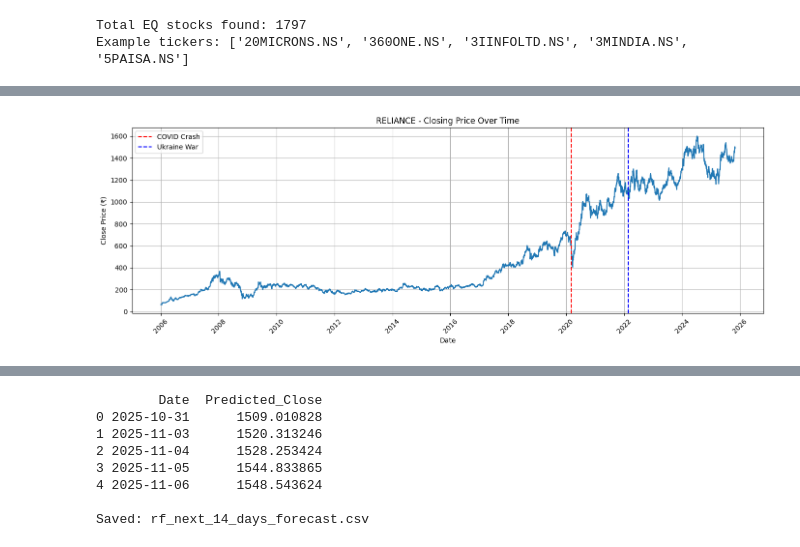
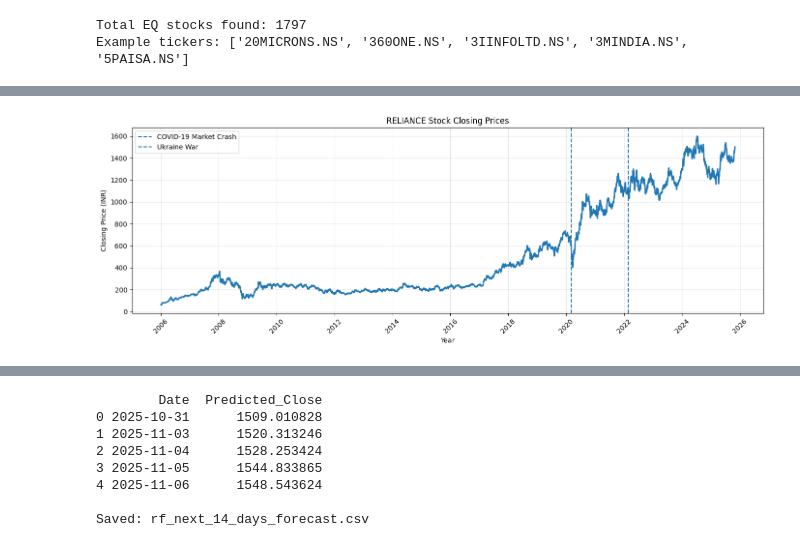
Before and after one commit to SomrajBharadwaj/STOCK-MARKET-PREDICTION-BY-USING-ML-MODELS, a Jupyter notebook: final_datascience_Project.ipynb, the cells around one changed output, grey strips where cells are left out. Cells and saved outputs as stored; diff of their text form; code cells hidden in the pictures.

```diff
--- a/final_datascience_Project.ipynb
+++ b/final_datascience_Project.ipynb
@@ -360,48 +368,58 @@ Cleaned dataset saved to: /Users/somrajbharadwaj/project/final_data_science/venv
 # %%
+# Load visualization and data libraries
+import pandas as pd
+import matplotlib.pyplot as plt
 import seaborn as sns
-import matplotlib.pyplot as plt
 import matplotlib.dates as mdates
-import pandas as pd
 
-df = pd.read_csv("/Users/somrajbharadwaj/project/final_data_science/venv/dataset/top250_cleaned_final.csv")
+# Read cleaned stock dataset
+data_path = "/Users/somrajbharadwaj/project/final_data_science/venv/dataset/top250_cleaned.csv"
+stock_data = pd.read_csv(data_path)
 
-# Filter for a specific stock
-sample_stock =("RELIANCE")
-sample_df = df[df["Stock"] == sample_stock].sort_values("Date")
+# Select one stock for visualization
+stock_name = "RELIANCE"
+stock_prices = stock_data.loc[stock_data["Stock"] == stock_name].copy()
 
-# Ensure 'Date' column is in datetime format
-sample_df["Date"] = pd.to_datetime(sample_df["Date"])
+# Convert date column and sort chronologically
+stock_prices["Date"] = pd.to_datetime(stock_prices["Date"])
+stock_prices.sort_values("Date", inplace=True)
 
-# Set a clean plot style
-plt.style.use('default')
+# Initialize plotting area
+plt.figure(figsize=(14, 5))
+sns.lineplot(
+    x="Date",
+    y="Close",
+    data=stock_prices,
+    linewidth=2
+)
 
-# Create the plot
-plt.figure(figsize=(14, 5))
-sns.lineplot(data=sample_df, x="Date", y="Close")
+# Chart formatting
+plt.title(f"{stock_name} Stock Closing Prices")
+plt.xlabel("Year")
+plt.ylabel("Closing Price (INR)")
+plt.grid(alpha=0.3)
 
-plt.title(f"{sample_stock} - Closing Price Over Time")
-plt.xlabel("Date")
-plt.ylabel("Close Price (₹)")
-plt.grid(True)
+# X-axis formatting (every 2 years)
+axis = plt.gca()
+axis.xaxis.set_major_locator(mdates.YearLocator(base=2))
+axis.xaxis.set_major_formatter(mdates.DateFormatter("%Y"))
+plt.xticks(rotation=45)
 
-# Format X-axis to show ticks every 2 years
-plt.xticks(rotation=45)
-plt.gca().xaxis.set_major_locator(mdates.YearLocator(2))
-plt.gca().xaxis.set_major_formatter(mdates.DateFormatter('%Y'))
+# Highlight major market events
+event_dates = {
+    "COVID-19 Market Crash": "2020-03-01",
+    "Ukraine War": "2022-02-24"
+}
 
-# Annotate major market events
+for label, date in event_dates.items():
+    plt.axvline(pd.to_datetime(date), linestyle="--", linewidth=1.5, label=label)
 
-plt.axvline(pd.to_datetime("2020-03-01"), color='red', linestyle='--', label='COVID Crash')
-plt.axvline(pd.to_datetime("2022-02-24"), color='blue', linestyle='--', label='Ukraine War')
-
-# Add legend
+# Display legend and layout
 plt.legend()
-
-# Tight layout and display
 plt.tight_layout()
 plt.show()
 # %% [output]
-[figure, old version]
+[figure, new version]
 # %%
 import ta
 import matplotlib.pyplot as plt
```
Also changed, not shown: parts of 19 cells of this notebook.
